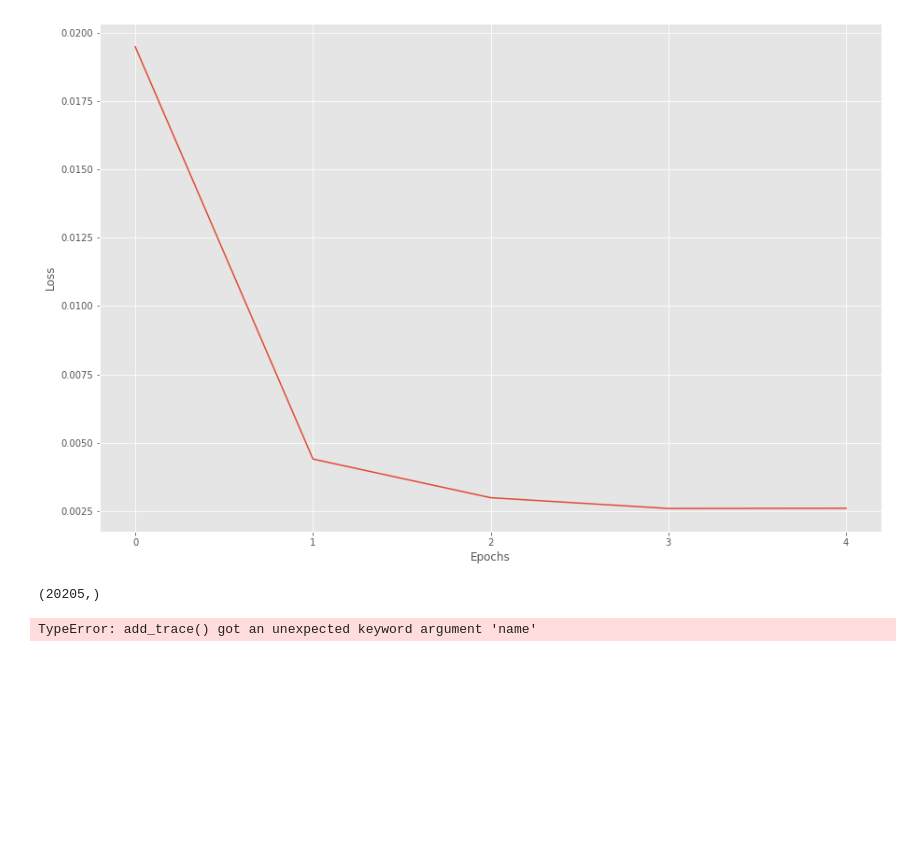
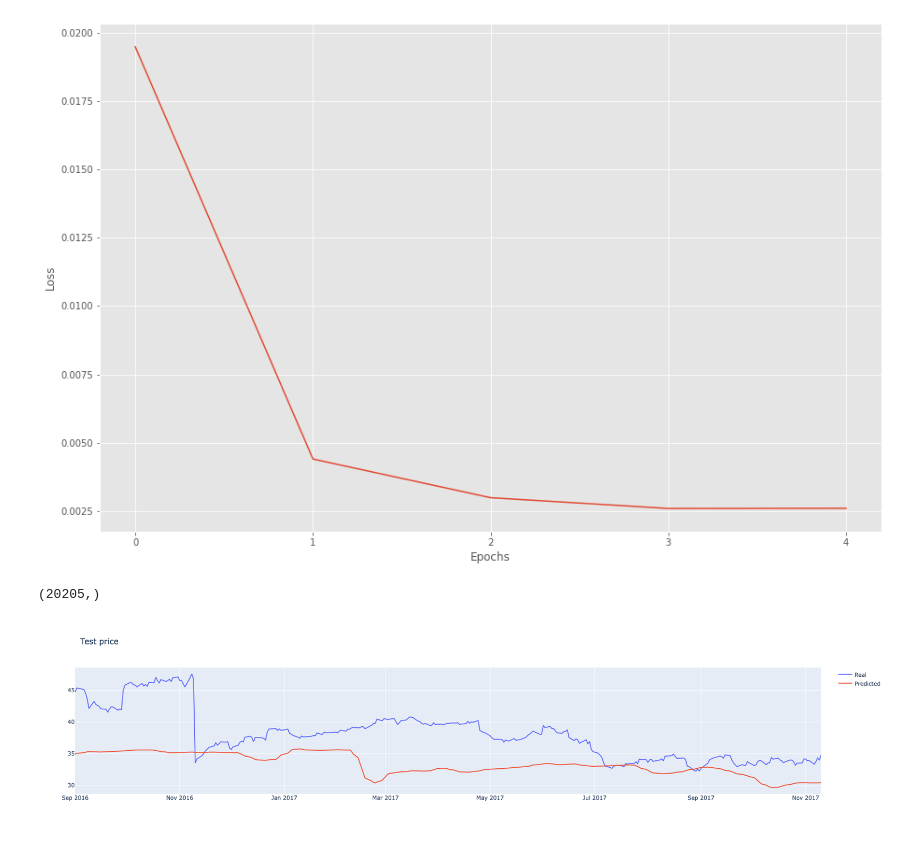
Before and after one commit to Daihongchen/time_series_project, a Jupyter notebook: lstm_stock.ipynb, the cells around one changed output. Drawn from its saved outputs; the diff is of its cells as text; code cells hidden in the pictures; blank space fills up the shorter version.

```diff
--- a/lstm_stock.ipynb
+++ b/lstm_stock.ipynb
@@ -729,9 +729,9 @@ import plotly.graph_objects as go
 # %%
 import plotly.graph_objects as go
 fig = go.Figure()
-fig.add_trace(go.Scatter(y=dataset_test_1['Close'], x=dataset_test_1['Date']), name='Real')
-fig.add_trace(go.Scatter(y=dataset_test_1['predicted'], x=dataset_test_1['Date']), name='Predicted')
+fig.add_trace(go.Scatter(y=dataset_test_1['Close'], x=dataset_test_1['Date'],  name='Real'))
+fig.add_trace(go.Scatter(y=dataset_test_1['predicted'], x=dataset_test_1['Date'], name='Predicted'))
 fig.update_layout(title = 'Test price')
 fig.show()
 # %% [output]
-TypeError: add_trace() got an unexpected keyword argument 'name'
+[figure, added]
```
